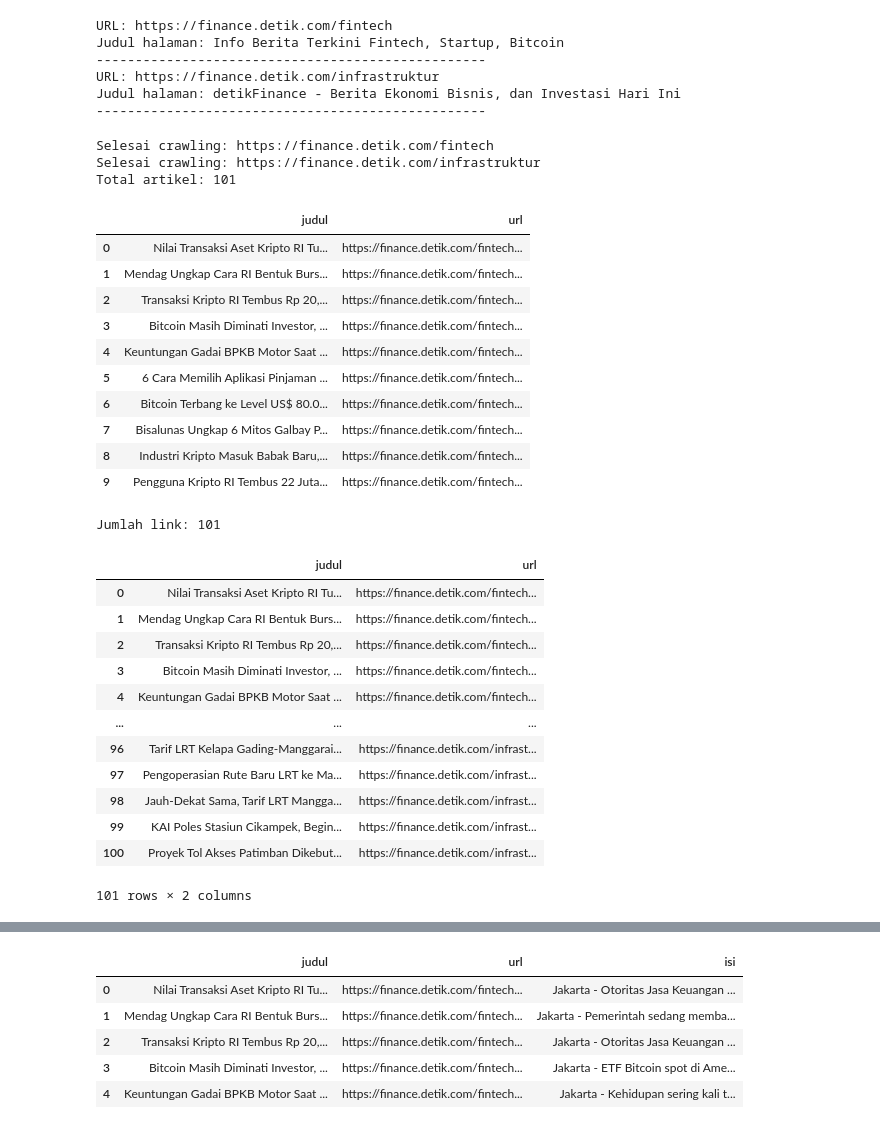
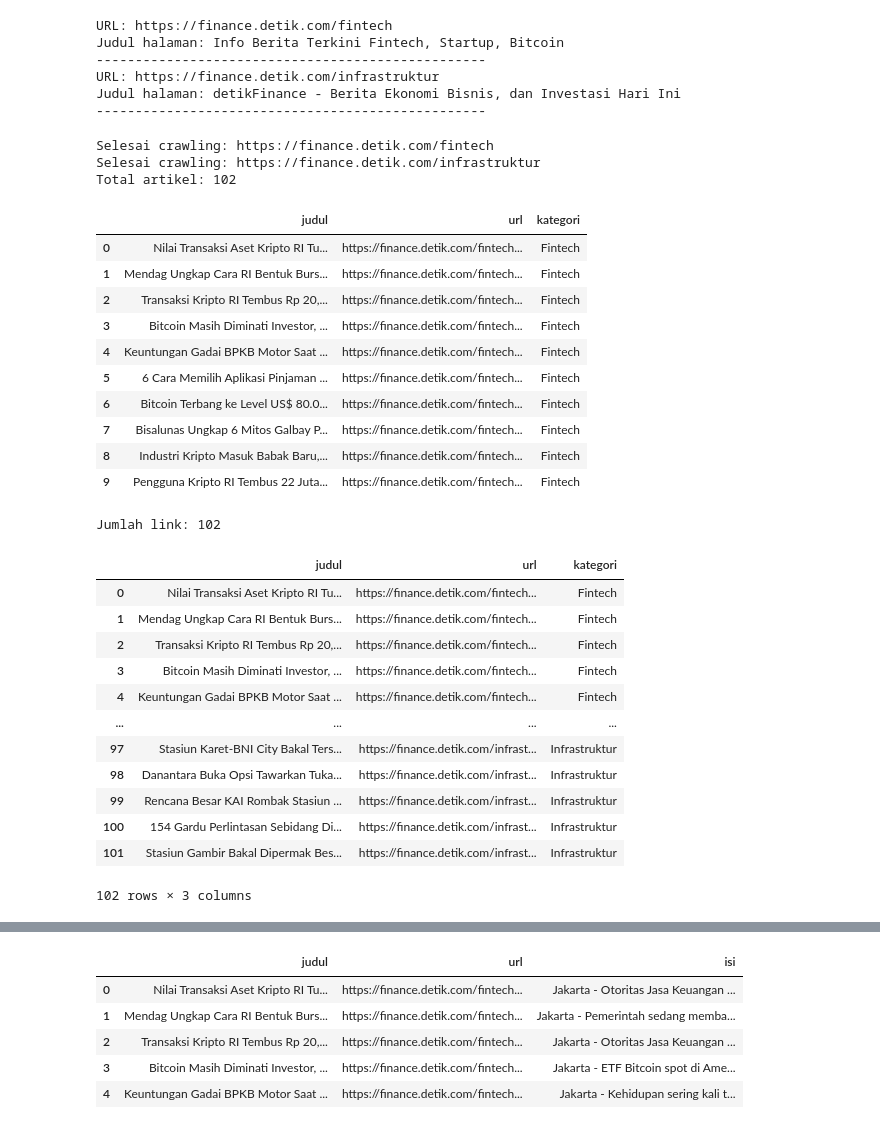
Before and after one commit to Nagaganteng/067_AssatyaDewantara_PPW-A, a Jupyter notebook: env_webmining/crawling_finance.ipynb, the cells around one changed output, grey strips where cells are left out. Saved outputs shown, nothing was run; the diff lists cells and outputs as text; code cells hidden in the pictures.

```diff
--- a/env_webmining/crawling_finance.ipynb
+++ b/env_webmining/crawling_finance.ipynb
@@ -73,74 +114,82 @@ Judul halaman: detikFinance - Berita Ekonomi Bisnis, dan Investasi Hari Ini
 # %%
 data_link = []
 
 for url in urls:
     response = requests.get(url, headers=headers, timeout=10)
     soup = BeautifulSoup(response.text, "html.parser")
 
     links = soup.find_all("a", href=True)
 
     for link in links:
         href = link["href"]
         text = link.get_text(" ", strip=True)
 
-        if (
-            "finance.detik.com/fintech/" in href
-            or "finance.detik.com/infrastruktur/" in href
-        ):
-            if "/d-" in href and text:
-                data_link.append({
-                    "judul": text,
-                    "url": href
-                })
+        if "/fintech/" in href and "/d-" in href and text:
+            kategori = "Fintech"
+
+            data_link.append({
+                "judul": text,
+                "url": href,
+                "kategori": kategori
+            })
+
+        elif "/infrastruktur/" in href and "/d-" in href and text:
+            kategori = "Infrastruktur"
+
+            data_link.append({
+                "judul": text,
+                "url": href,
+                "kategori": kategori
+            })
 
     print("Selesai crawling:", url)
 
 df_link = pd.DataFrame(data_link)
 
-# Hilangkan URL yang sama
+# Hilangkan URL duplikat
 df_link = df_link.drop_duplicates(subset="url")
 
 # Reset index
 df_link = df_link.reset_index(drop=True)
 
 print("Total artikel:", len(df_link))
 
 df_link.head(10)
 # %% [output]
 Selesai crawling: https://finance.detik.com/fintech
 Selesai crawling: https://finance.detik.com/infrastruktur
-Total artikel: 101
+Total artikel: 102
-|  | judul | url |
-| 0 | Nilai Transaksi Aset Kripto RI Tu... | https://finance.detik.com/fintech... |
-| 1 | Mendag Ungkap Cara RI Bentuk Burs... | https://finance.detik.com/fintech... |
-| 2 | Transaksi Kripto RI Tembus Rp 20,... | https://finance.detik.com/fintech... |
-| 3 | Bitcoin Masih Diminati Investor, ... | https://finance.detik.com/fintech... |
-| 4 | Keuntungan Gadai BPKB Motor Saat ... | https://finance.detik.com/fintech... |
-| 5 | 6 Cara Memilih Aplikasi Pinjaman ... | https://finance.detik.com/fintech... |
-| 6 | Bitcoin Terbang ke Level US$ 80.0... | https://finance.detik.com/fintech... |
-| 7 | Bisalunas Ungkap 6 Mitos Galbay P... | https://finance.detik.com/fintech... |
-| 8 | Industri Kripto Masuk Babak Baru,... | https://finance.detik.com/fintech... |
-| 9 | Pengguna Kripto RI Tembus 22 Juta... | https://finance.detik.com/fintech... |
+|  | judul | url | kategori |
+| 0 | Nilai Transaksi Aset Kripto RI Tu... | https://finance.detik.com/fintech... | Fintech |
+| 1 | Mendag Ungkap Cara RI Bentuk Burs... | https://finance.detik.com/fintech... | Fintech |
+| 2 | Transaksi Kripto RI Tembus Rp 20,... | https://finance.detik.com/fintech... | Fintech |
+| 3 | Bitcoin Masih Diminati Investor, ... | https://finance.detik.com/fintech... | Fintech |
+| 4 | Keuntungan Gadai BPKB Motor Saat ... | https://finance.detik.com/fintech... | Fintech |
+| 5 | 6 Cara Memilih Aplikasi Pinjaman ... | https://finance.detik.com/fintech... | Fintech |
+| 6 | Bitcoin Terbang ke Level US$ 80.0... | https://finance.detik.com/fintech... | Fintech |
+| 7 | Bisalunas Ungkap 6 Mitos Galbay P... | https://finance.detik.com/fintech... | Fintech |
+| 8 | Industri Kripto Masuk Babak Baru,... | https://finance.detik.com/fintech... | Fintech |
+| 9 | Pengguna Kripto RI Tembus 22 Juta... | https://finance.detik.com/fintech... | Fintech |
 # %%
 print("Jumlah link:", len(df_link))
 # %% [output]
-Jumlah link: 101
+Jumlah link: 102
 # %%
 df_link
 # %% [output]
-|  | judul | url |
-| 0 | Nilai Transaksi Aset Kripto RI Tu... | https://finance.detik.com/fintech... |
-| 1 | Mendag Ungkap Cara RI Bentuk Burs... | https://finance.detik.com/fintech... |
-| 2 | Transaksi Kripto RI Tembus Rp 20,... | https://finance.detik.com/fintech... |
-| 3 | Bitcoin Masih Diminati Investor, ... | https://finance.detik.com/fintech... |
-| 4 | Keuntungan Gadai BPKB Motor Saat ... | https://finance.detik.com/fintech... |
-| ... | ... | ... |
-| 96 | Tarif LRT Kelapa Gading-Manggarai... | https://finance.detik.com/infrast... |
-| 97 | Pengoperasian Rute Baru LRT ke Ma... | https://finance.detik.com/infrast... |
-| 98 | Jauh-Dekat Sama, Tarif LRT Mangga... | https://finance.detik.com/infrast... |
-| 99 | KAI Poles Stasiun Cikampek, Begin... | https://finance.detik.com/infrast... |
-| 100 | Proyek Tol Akses Patimban Dikebut... | https://finance.detik.com/infrast... |
+|  | judul | url | kategori |
+| 0 | Nilai Transaksi Aset Kripto RI Tu... | https://finance.detik.com/fintech... | Fintech |
+| 1 | Mendag Ungkap Cara RI Bentuk Burs... | https://finance.detik.com/fintech... | Fintech |
+| 2 | Transaksi Kripto RI Tembus Rp 20,... | https://finance.detik.com/fintech... | Fintech |
+| 3 | Bitcoin Masih Diminati Investor, ... | https://finance.detik.com/fintech... | Fintech |
+| 4 | Keuntungan Gadai BPKB Motor Saat ... | https://finance.detik.com/fintech... | Fintech |
+| ... | ... | ... | ... |
+| 97 | Stasiun Karet-BNI City Bakal Ters... | https://finance.detik.com/infrast... | Infrastruktur |
+| 98 | Danantara Buka Opsi Tawarkan Tuka... | https://finance.detik.com/infrast... | Infrastruktur |
+| 99 | Rencana Besar KAI Rombak Stasiun ... | https://finance.detik.com/infrast... | Infrastruktur |
+| 100 | 154 Gardu Perlintasan Sebidang Di... | https://finance.detik.com/infrast... | Infrastruktur |
+| 101 | Stasiun Gambir Bakal Dipermak Bes... | https://finance.detik.com/infrast... | Infrastruktur |
-101 rows × 2 columns
+102 rows × 3 columns
 # %%
 df_artikel = df_link[
     (
```
Also changed, not shown: parts of 31 cells of this notebook, 32 other files.
